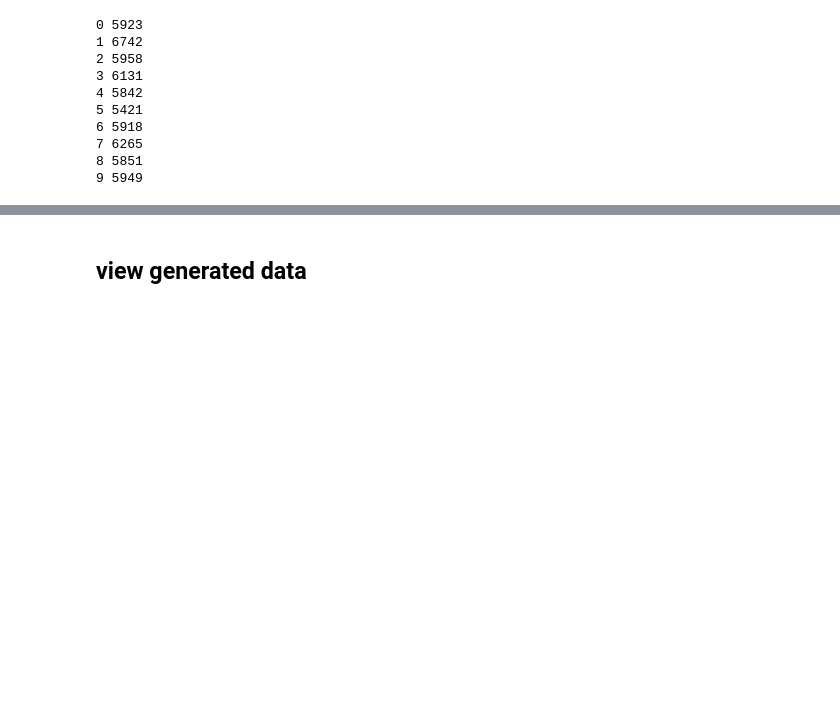
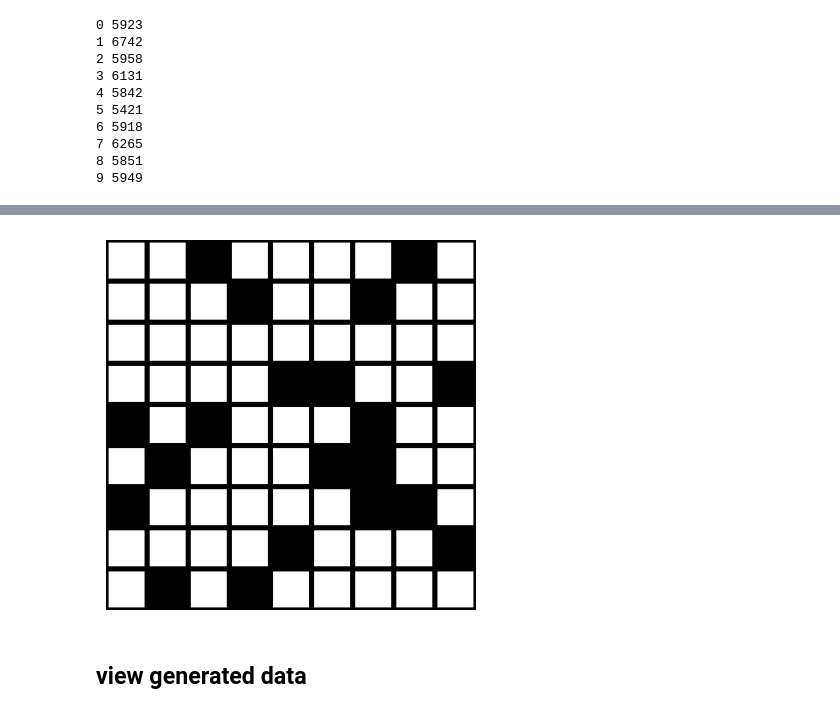
Before and after one commit to anvuongb/blackout_sudoku, a Jupyter notebook: notebooks/generate_data.ipynb, the cells around one changed output, grey strips where cells are left out. Drawn from its saved outputs; the diff is of its cells as text; code cells hidden in the pictures; blank space fills up the shorter version.

```diff
--- a/notebooks/generate_data.ipynb
+++ b/notebooks/generate_data.ipynb
@@ -156,3 +158,9 @@ plt.show()
+# %%
+plt.imshow(mask, cmap='gray')
+plt.axis('off')
+plt.show()
+# %% [output]
+[figure, added]
 # %%
 import tqdm
 # %%
```
Also changed, not shown: parts of 16 cells of this notebook, 3 other files.
